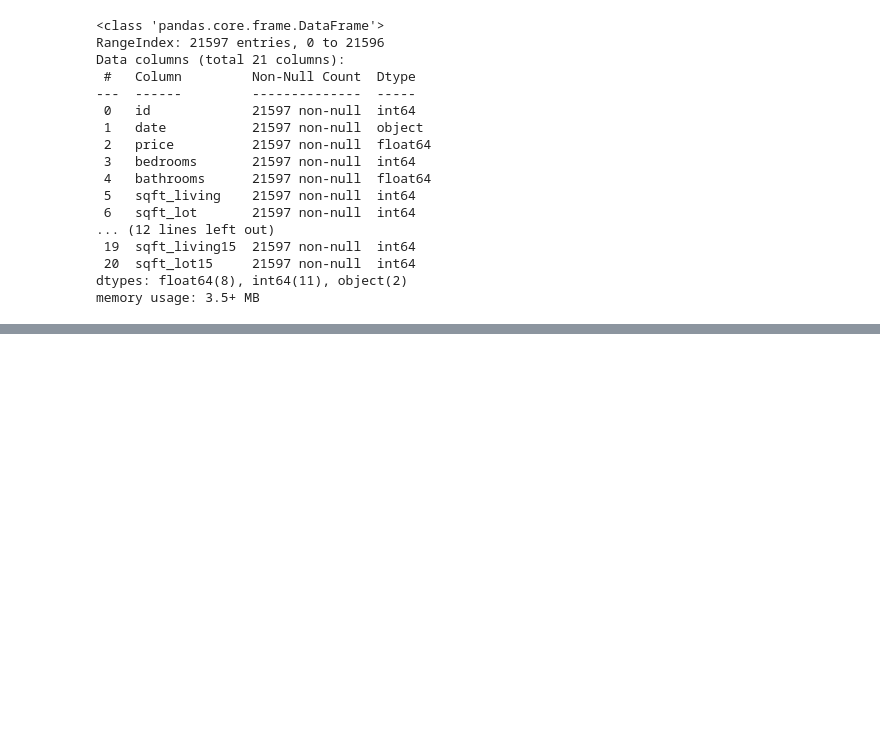
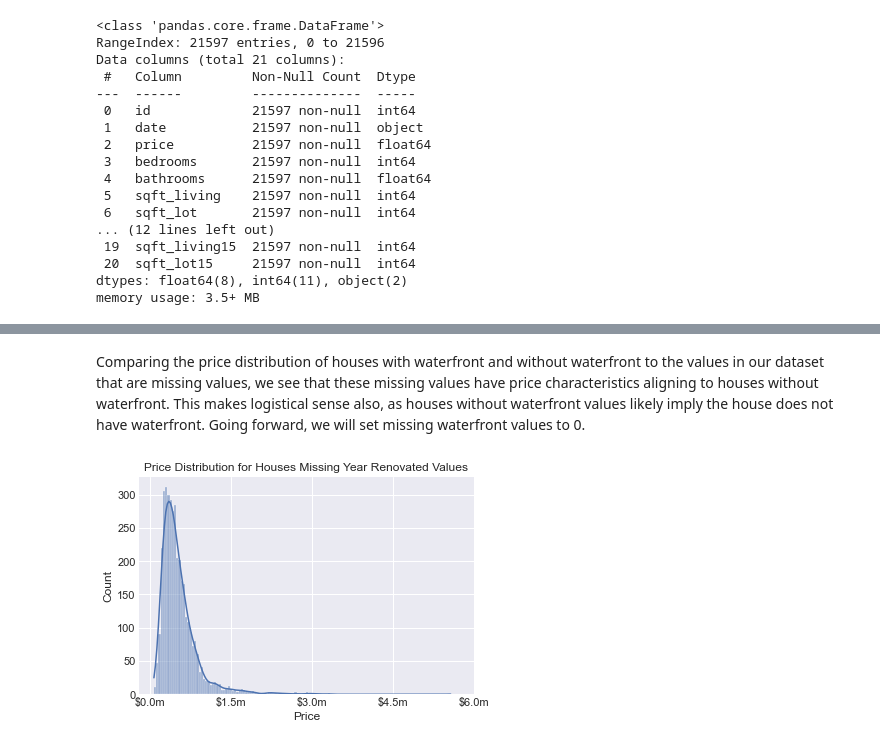
Before and after one commit to akaigraham/KC-House-Price-Regression, a Jupyter notebook: Reworked.ipynb, the cells around one changed output, grey strips where cells are left out. Drawn from its saved outputs; the diff is of its cells as text; code cells hidden in the pictures; blank space fills up the shorter version.

```diff
--- a/Reworked.ipynb
+++ b/Reworked.ipynb
@@ -291,0 +378,18 @@ memory usage: 3.5+ MB
+# %% [markdown]
+Comparing the price distribution of houses with waterfront and without waterfront to the values in our dataset that are missing values, we see that these missing values have price characteristics aligning to houses without waterfront.  This makes logistical sense also, as houses without waterfront values likely imply the house does not have waterfront.  Going forward, we will set missing waterfront values to 0.
+# %%
+# repeat process for yr_renovated
+ax = sns.histplot(data=missing_yr_reno['price'], kde=True, bins='auto')
+
+# relabel xticks for ease of reading
+xticks = np.linspace(0, 6000000, 5)
+xticklabels = [f'${xtick/1000000}m' for xtick in xticks]
+ax.set_xticks(xticks)
+ax.set_xticklabels(xticklabels)
+
+# add title and fix axis labels
+plt.title('Price Distribution for Houses Missing Year Renovated Values')
+plt.xlabel('Price')
+plt.show()
+# %% [output]
+[figure, added]
```
Also changed, not shown: parts of 20 cells of this notebook.
